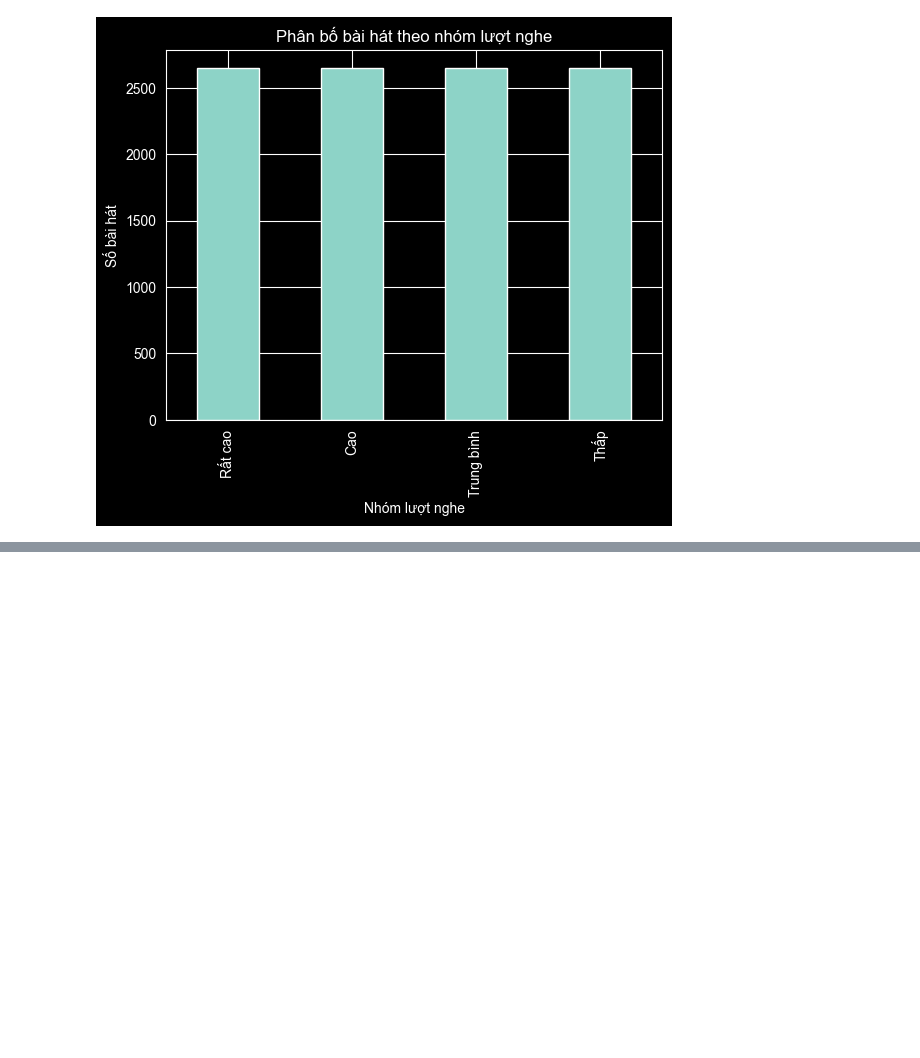
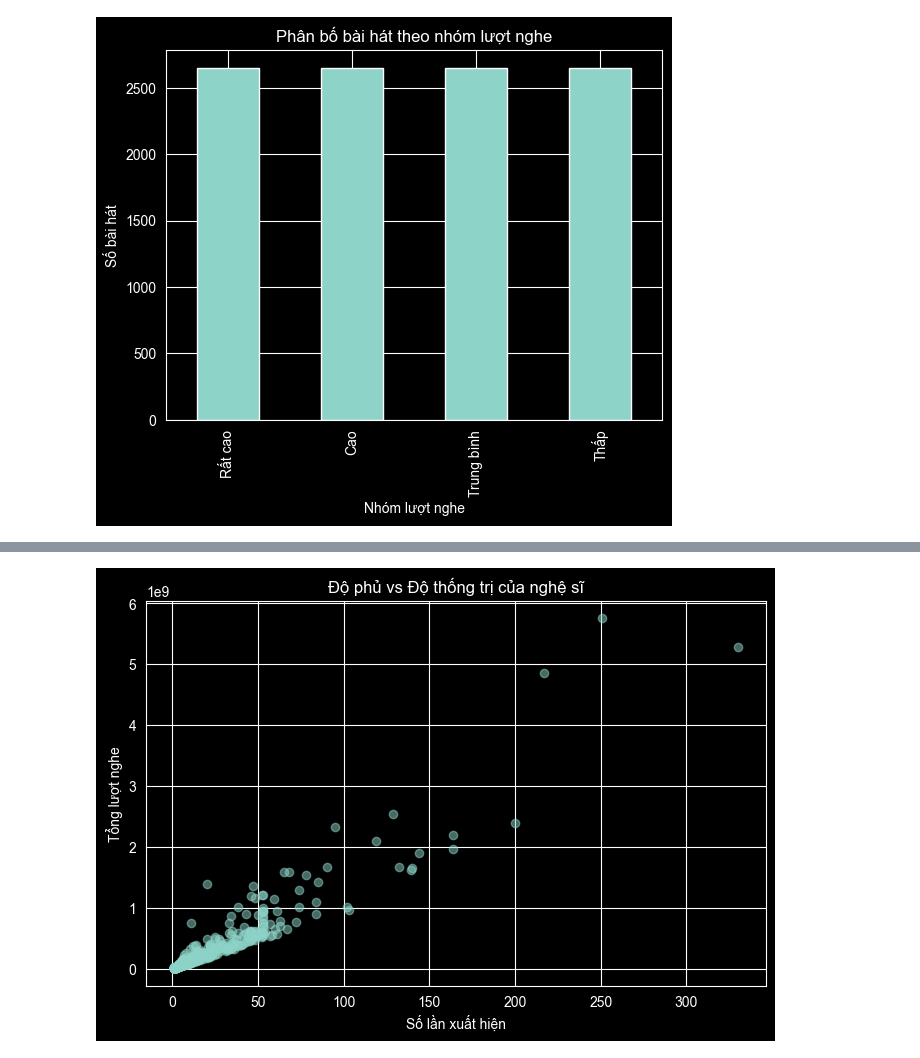
Before and after one commit to MinhTruc09/Spotify_EDA, a Jupyter notebook: notebooks/02_eda.ipynb, the cells around one changed output, grey strips where cells are left out. Cells and saved outputs as stored; diff of their text form; code cells hidden in the pictures; blank space fills up the shorter version.

```diff
--- a/notebooks/02_eda.ipynb
+++ b/notebooks/02_eda.ipynb
@@ -119,0 +182,9 @@ plt.show()
+# %%
+artist_summary = (
+    EDA2024.groupby('nghe_si')
+    .agg(so_lan_xuat_hien = ('ten_bai_hat','count'),
+         tong_luot_nghe = ('luot_nghe','sum')
+     )
+    .sort_values('tong_luot_nghe', ascending=False)
+)
+artist_summary.head()
@@ -119,0 +199,13 @@ plt.show()
+# %%
+plt.figure(figsize=(8,5))
+plt.scatter(
+    artist_summary['so_lan_xuat_hien'],
+    artist_summary['tong_luot_nghe'],
+    alpha=0.5
+)
+plt.xlabel('Số lần xuất hiện')
+plt.ylabel('Tổng lượt nghe')
+plt.title('Độ phủ vs Độ thống trị của nghệ sĩ')
+plt.show()
+# %% [output]
+[figure, added]
```
Also changed, not shown: parts of 15 cells of this notebook, 2 other files.
